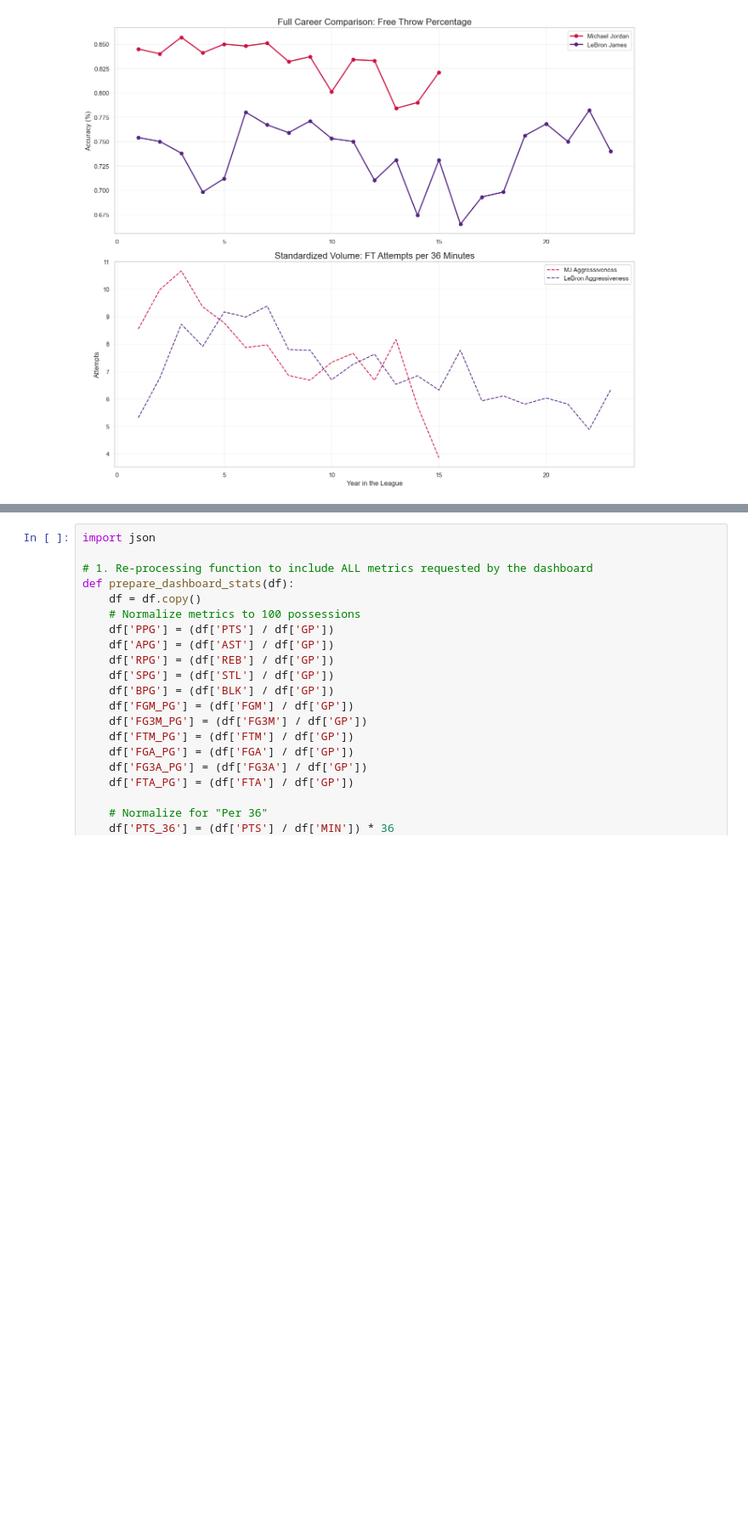
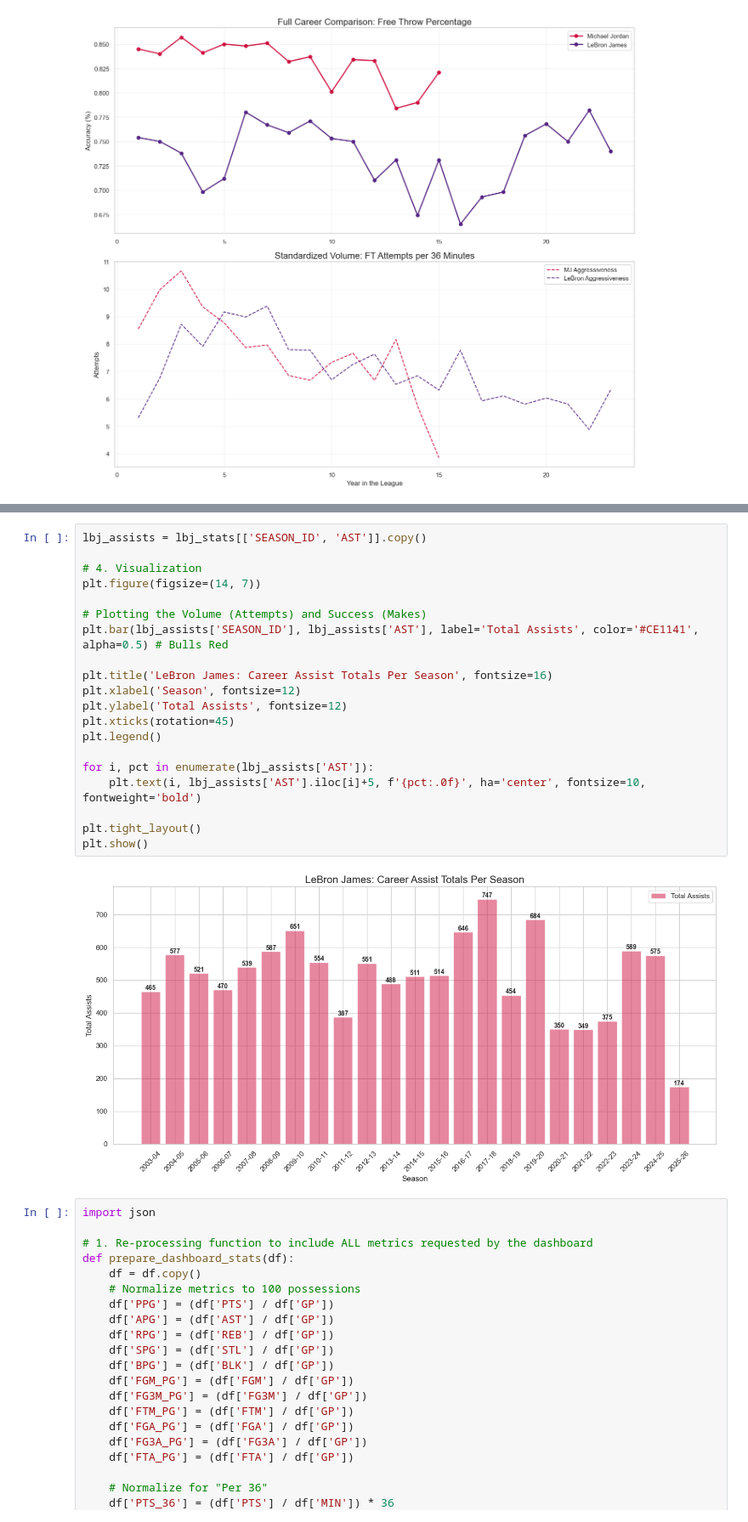
Before and after one commit to Jtambwe7305/mj-vs-lbj-nba-analysis-ai-help, a Jupyter notebook: Goat_comparison.ipynb, the cells around one changed output, grey strips where cells are left out. Shown at 85% size. Saved outputs shown, nothing was run; the diff lists cells and outputs as text; blank space fills up the shorter version.

```diff
--- a/Goat_comparison.ipynb
+++ b/Goat_comparison.ipynb
@@ -791,3 +813,25 @@ plt.show()
+# %%
+lbj_assists = lbj_stats[['SEASON_ID', 'AST']].copy()
+
+# 4. Visualization
+plt.figure(figsize=(14, 7))
+
+# Plotting the Volume (Attempts) and Success (Makes)
+plt.bar(lbj_assists['SEASON_ID'], lbj_assists['AST'], label='Total Assists', color='#CE1141', alpha=0.5) # Bulls Red
+
+plt.title('LeBron James: Career Assist Totals Per Season', fontsize=16)
+plt.xlabel('Season', fontsize=12)
+plt.ylabel('Total Assists', fontsize=12)
+plt.xticks(rotation=45)
+plt.legend()
+
+for i, pct in enumerate(lbj_assists['AST']):
+    plt.text(i, lbj_assists['AST'].iloc[i]+5, f'{pct:.0f}', ha='center', fontsize=10, fontweight='bold')
+
+plt.tight_layout()
+plt.show()
+# %% [output]
+[figure, added]
 # %%
 import json
 
```
Also changed, not shown: parts of 1 cell of this notebook.
